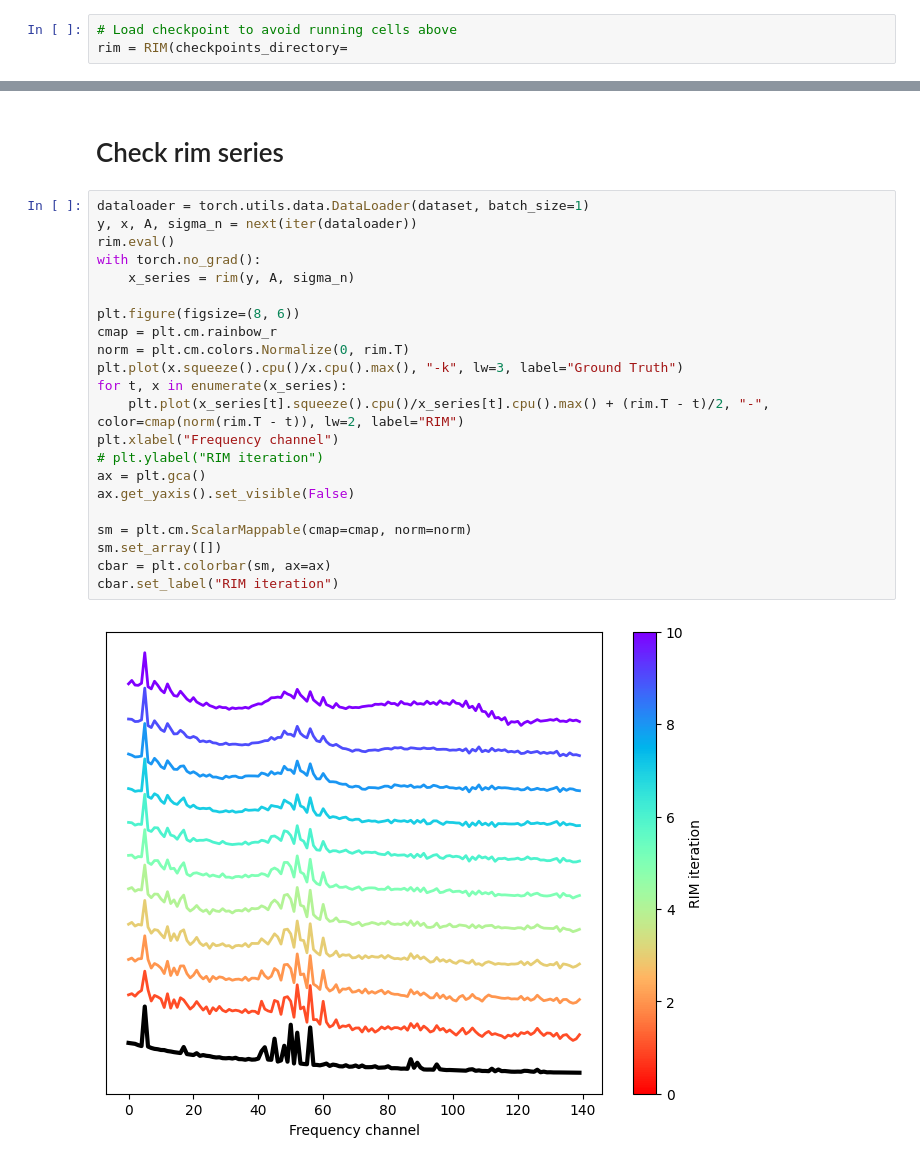
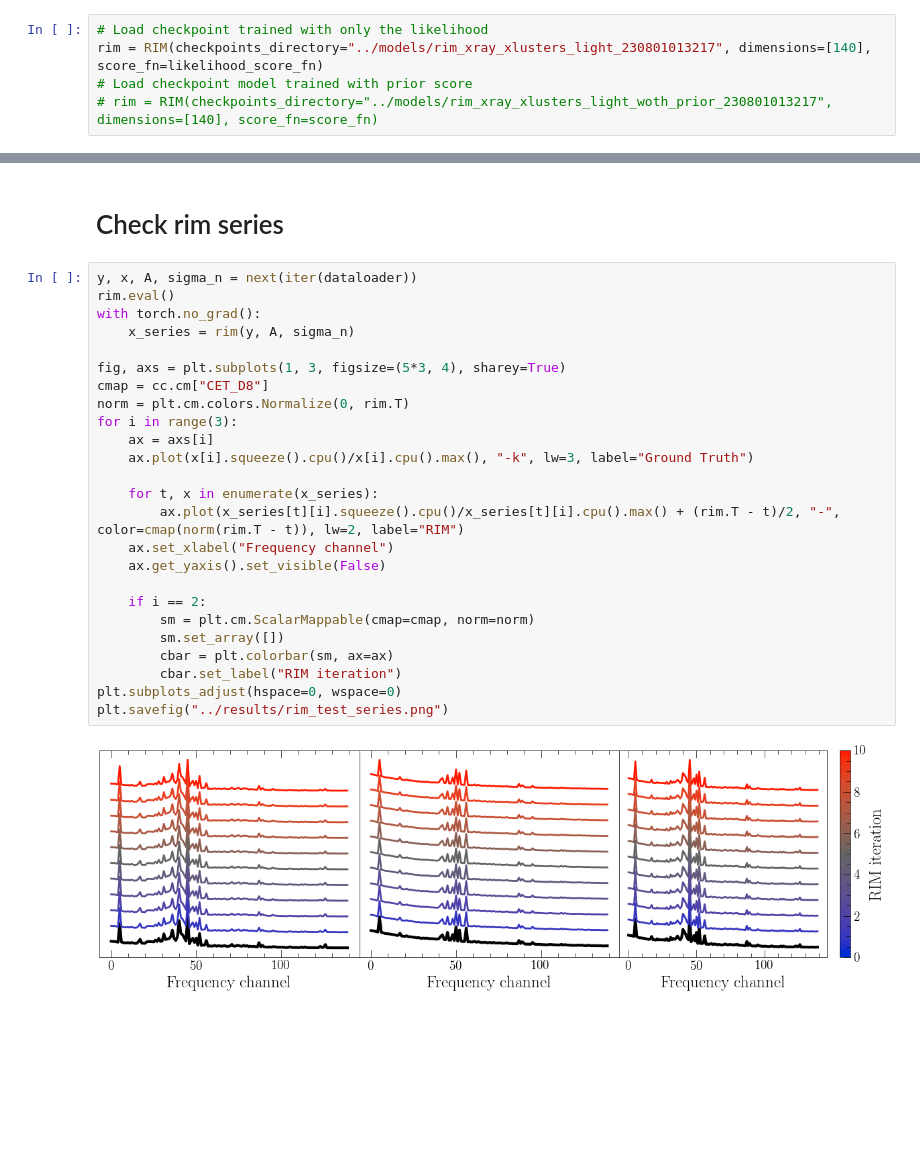
Before and after one commit to AlexandreAdam/RIM_xray_spectra, a Jupyter notebook: notebooks/rim_xray_clusters.ipynb, the cells around one changed output, grey strips where cells are left out. Saved outputs shown, nothing was run; the diff lists cells and outputs as text; blank space fills up the shorter version.

```diff
--- a/notebooks/rim_xray_clusters.ipynb
+++ b/notebooks/rim_xray_clusters.ipynb
@@ -160,4 +205,6 @@ Text(0.5, 0, 'Epoch')
 # %%
-# Load checkpoint to avoid running cells above
-rim = RIM(checkpoints_directory=
+# Load checkpoint trained with only the likelihood
+rim = RIM(checkpoints_directory="../models/rim_xray_xlusters_light_230801013217", dimensions=[140], score_fn=likelihood_score_fn)
+# Load checkpoint model trained with prior score
+# rim = RIM(checkpoints_directory="../models/rim_xray_xlusters_light_woth_prior_230801013217", dimensions=[140], score_fn=score_fn)
 # %%
@@ -177,26 +237,29 @@ Text(0, 0.5, 'Intensity')
 # %% [markdown]
 # Check rim series
 # %%
-dataloader = torch.utils.data.DataLoader(dataset, batch_size=1)
 y, x, A, sigma_n = next(iter(dataloader))
 rim.eval()
 with torch.no_grad():
     x_series = rim(y, A, sigma_n)
 
-plt.figure(figsize=(8, 6))
-cmap = plt.cm.rainbow_r
+fig, axs = plt.subplots(1, 3, figsize=(5*3, 4), sharey=True)
+cmap = cc.cm["CET_D8"]
 norm = plt.cm.colors.Normalize(0, rim.T)
-plt.plot(x.squeeze().cpu()/x.cpu().max(), "-k", lw=3, label="Ground Truth")
-for t, x in enumerate(x_series):
-    plt.plot(x_series[t].squeeze().cpu()/x_series[t].cpu().max() + (rim.T - t)/2, "-", color=cmap(norm(rim.T - t)), lw=2, label="RIM")
-plt.xlabel("Frequency channel")
-# plt.ylabel("RIM iteration")
-ax = plt.gca()
-ax.get_yaxis().set_visible(False)
+for i in range(3):
+    ax = axs[i]
+    ax.plot(x[i].squeeze().cpu()/x[i].cpu().max(), "-k", lw=3, label="Ground Truth")
 
-sm = plt.cm.ScalarMappable(cmap=cmap, norm=norm)
-sm.set_array([])
-cbar = plt.colorbar(sm, ax=ax)
-cbar.set_label("RIM iteration")
+    for t, x in enumerate(x_series):
+        ax.plot(x_series[t][i].squeeze().cpu()/x_series[t][i].cpu().max() + (rim.T - t)/2, "-", color=cmap(norm(rim.T - t)), lw=2, label="RIM")
+    ax.set_xlabel("Frequency channel")
+    ax.get_yaxis().set_visible(False)
+
+    if i == 2:
+        sm = plt.cm.ScalarMappable(cmap=cmap, norm=norm)
+        sm.set_array([])
+        cbar = plt.colorbar(sm, ax=ax)
+        cbar.set_label("RIM iteration")
+plt.subplots_adjust(hspace=0, wspace=0)
+plt.savefig("../results/rim_test_series.png")
 # %% [output]
-[figure, old version]
+[figure, new version]
```
Also changed, not shown: parts of 13 cells of this notebook, 2 other files.
